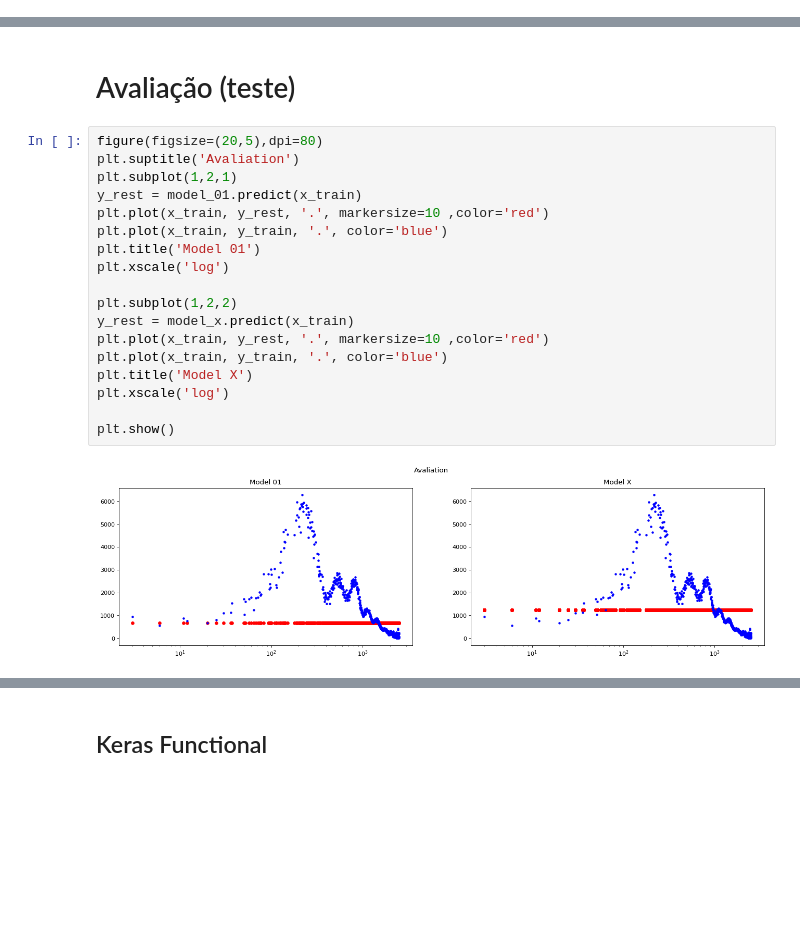
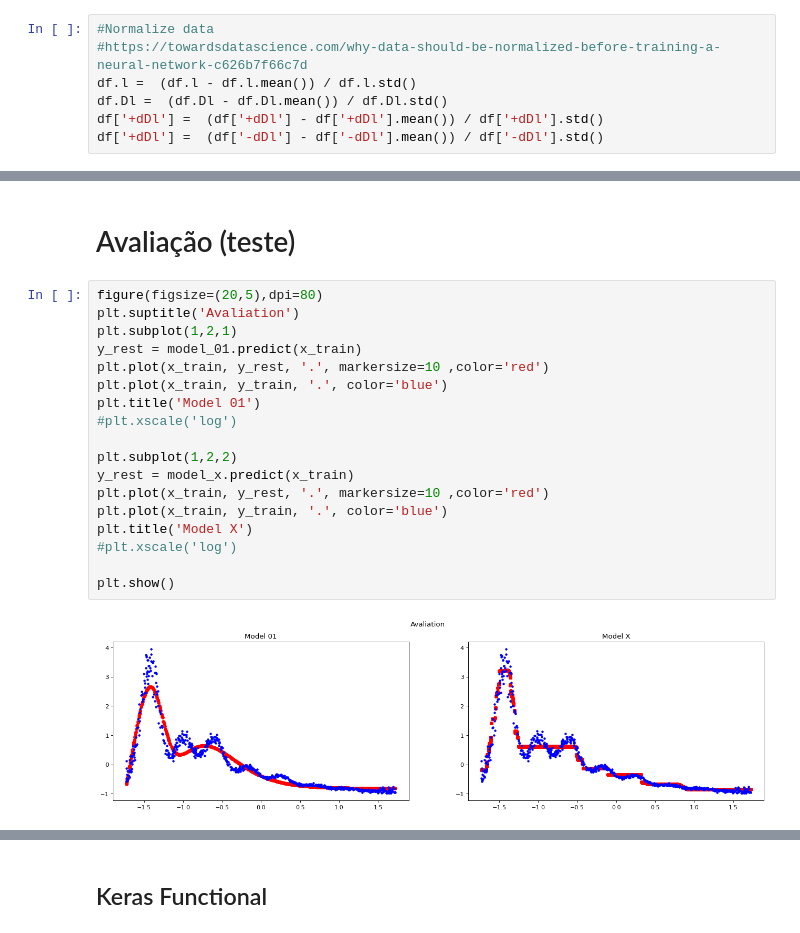
Before and after one commit to barauna-lo/Neurocomputing, a Jupyter notebook: Project_01_MLP.ipynb, the cells around one changed output, grey strips where cells are left out. Saved outputs shown, nothing was run; the diff lists cells and outputs as text; blank space fills up the shorter version.

```diff
--- a/Project_01_MLP.ipynb
+++ b/Project_01_MLP.ipynb
@@ -81,6 +81,13 @@ product-action?COSM     [    <=>             ] 166.55K   191KB/s    in 0.9s
 df = pd.read_fwf('product-action?COSMOLOGY.FILE_ID=COM_PowerSpect_CMB-TT-full_R3.01.txt')
 df.columns = ["id","l", "Dl", "+dDl", "-dDl"]
 df.drop('id', axis=1, inplace=True)
+# %%
+#Normalize data
+#https://towardsdatascience.com/why-data-should-be-normalized-before-training-a-neural-network-c626b7f66c7d
+df.l =  (df.l - df.l.mean()) / df.l.std()
+df.Dl =  (df.Dl - df.Dl.mean()) / df.Dl.std()
+df['+dDl'] =  (df['+dDl'] - df['+dDl'].mean()) / df['+dDl'].std()
+df['+dDl'] =  (df['-dDl'] - df['-dDl'].mean()) / df['-dDl'].std()
 # %% [markdown]
 $$ D_l = \frac{l(l+1)Cl}{(2\pi)} $$
 # %%
@@ -246,23 +262,23 @@ plt.show()
 # %%
 figure(figsize=(20,5),dpi=80)
 plt.suptitle('Avaliation')
 plt.subplot(1,2,1)
 y_rest = model_01.predict(x_train)
 plt.plot(x_train, y_rest, '.', markersize=10 ,color='red')
 plt.plot(x_train, y_train, '.', color='blue')
 plt.title('Model 01')
-plt.xscale('log')
+#plt.xscale('log')
 
 plt.subplot(1,2,2)
 y_rest = model_x.predict(x_train)
 plt.plot(x_train, y_rest, '.', markersize=10 ,color='red')
 plt.plot(x_train, y_train, '.', color='blue')
 plt.title('Model X')
-plt.xscale('log')
+#plt.xscale('log')
 
 plt.show()
 # %% [output]
-[figure, old version]
+[figure, new version]
 # %%
 score_01 = model_01.evaluate(x_test, y_test, verbose=0)
 score_x = model_x.evaluate(x_test, y_test, verbose=0)
```
Also changed, not shown: parts of 8 cells of this notebook.
